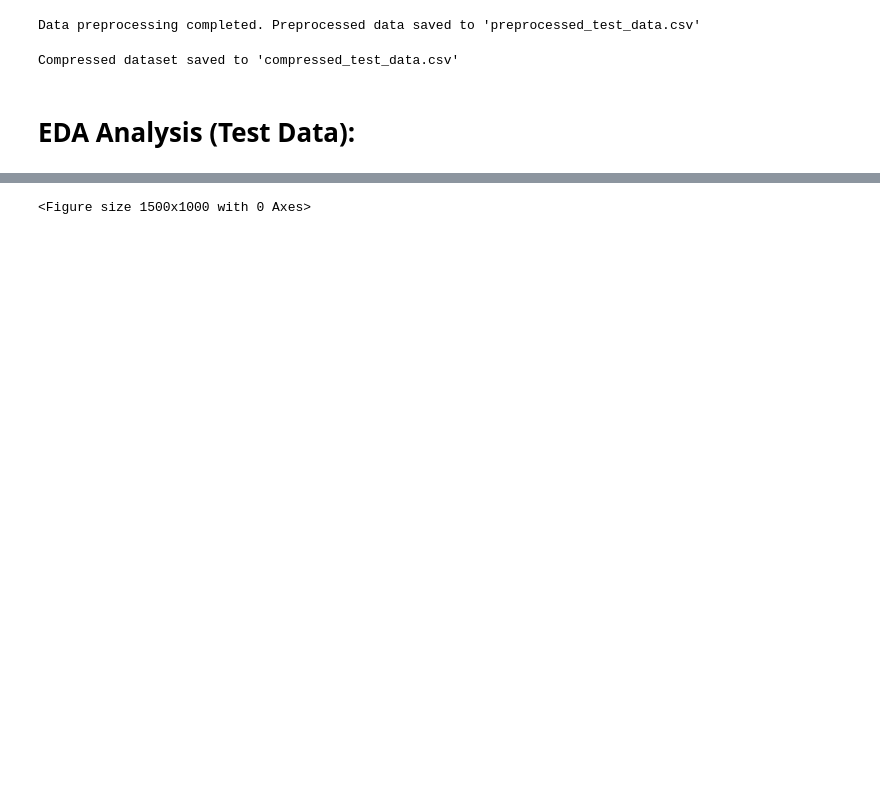
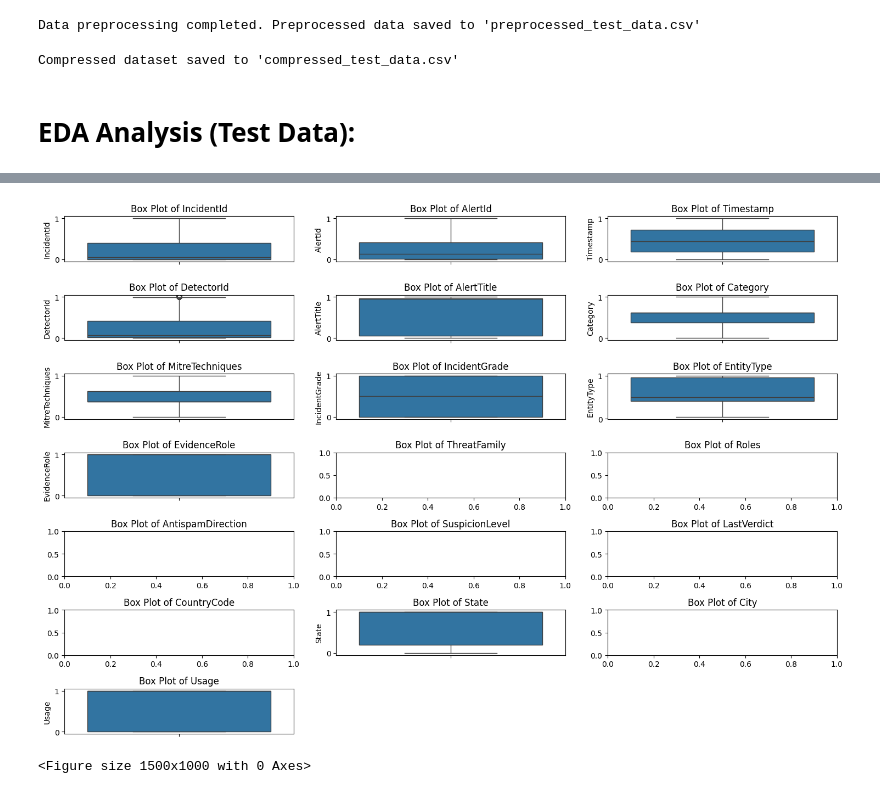
Before and after one commit to Ramya123321/Microsoft--Classifying-Cybersecurity-Incidents, a Jupyter notebook: Cyber Security.ipynb, the cells around one changed output, grey strips where cells are left out. Cells and saved outputs as stored; diff of their text form; code cells hidden in the pictures; blank space fills up the shorter version.

```diff
--- a/Cyber Security.ipynb
+++ b/Cyber Security.ipynb
@@ -1061,3 +820,15 @@ plt.show()
+# %%
+# 4. Box plots for numerical columns
+plt.figure(figsize=(15, 10))
+for i, col in enumerate(numerical_cols):
+    if df4_sample[col].dtype in ['int64', 'float64']:  # Check if the column is numeric
+        plt.subplot(len(numerical_cols) // 3 + 1, 3, i + 1)
+        sns.boxplot(y=df4_sample[col].dropna()) # Drop NaN values
+        plt.title(f'Box Plot of {col}')
+plt.tight_layout()
+plt.show()
+# %% [output]
+[figure, added]
 # %%
 # 5. Bar plots for categorical columns
 plt.figure(figsize=(15, 10))
```
Also changed, not shown: parts of 184 cells of this notebook.
